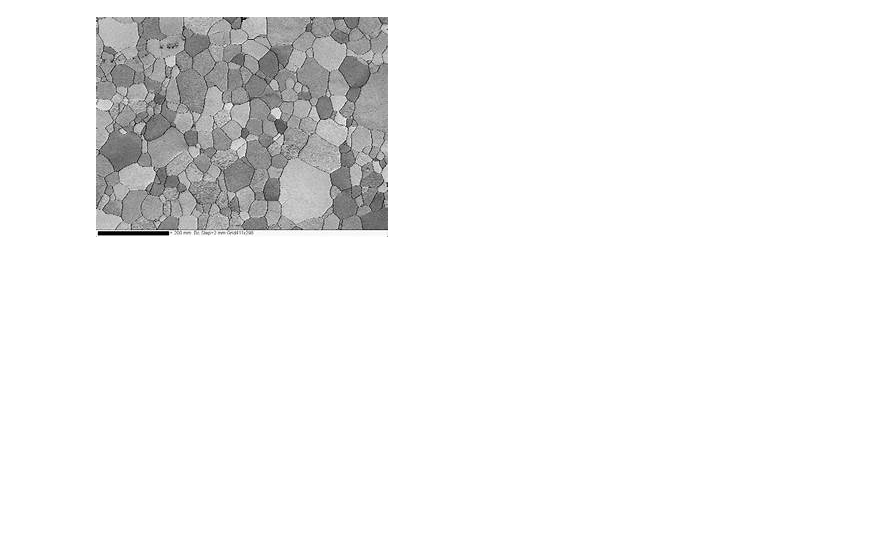
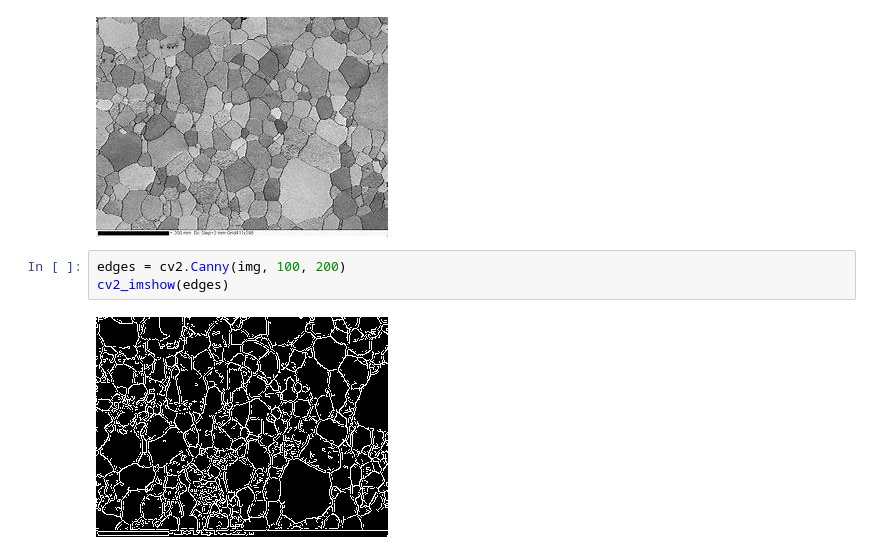
Before and after one commit to Computerglassformedandsurg/Learning_to_git, a Jupyter notebook: Practice_Branching.ipynb, the cells around one changed output. Drawn from its saved outputs; the diff is of its cells as text; blank space fills up the shorter version.

```diff
--- a/Practice_Branching.ipynb
+++ b/Practice_Branching.ipynb
@@ -7,3 +7,8 @@ img = cv2.imread('image.jpg')
 cv2_imshow(img)
 # %% [output]
 [figure]
+# %%
+edges = cv2.Canny(img, 100, 200)
+cv2_imshow(edges)
+# %% [output]
+[figure, added]
```
Also changed, not shown: parts of 1 cell of this notebook.
